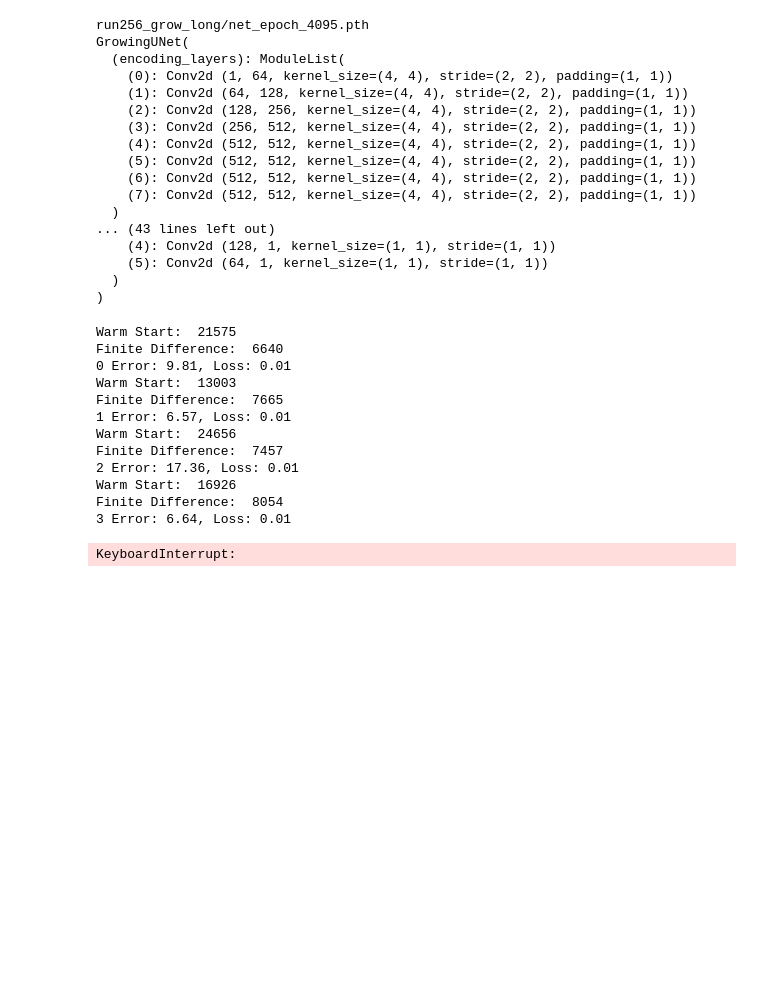
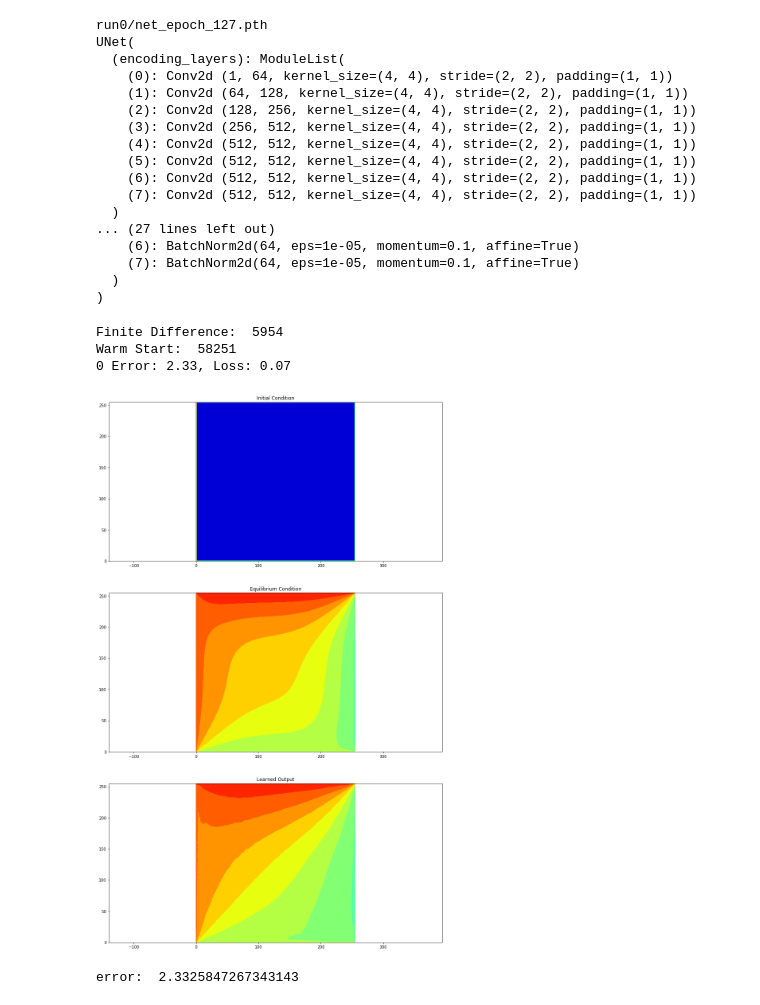
Before and after one commit to sharma409/physics_informed_heat_loss, a Jupyter notebook: warm_start.ipynb, the cells around one changed output. Cells and saved outputs as stored; diff of their text form; code cells hidden in the pictures; blank space fills up the shorter version.

```diff
--- a/warm_start.ipynb
+++ b/warm_start.ipynb
@@ -46,13 +46,15 @@ def solve(initial, fixed, tol=1e-15, warm_start=None):
 
     # Iterate until convergence is reached.
     iterations = 0
+    changes = []
     while True:
         iterations += 1
         new_array = convolve2d(array, mask, mode='same', boundary='symm')
         new_array[fixed] = fixed_values
         change = np.max(np.abs(array-new_array))
+        changes.append(change)
         if change <= tol:
-            return array, iterations
+            return array, iterations, changes
         array = new_array
     return array
 # %%
@@ -187,26 +71,19 @@ KeyboardInterrupt:
 # %%
-num_test = 10
-
 files = glob(experiment+"/*.pth")
 maximum = 0
 for file in files:
     maximum = max(int(file.split("_")[-1].split(".")[0]), maximum)
 file = glob(experiment + "/*" + str(maximum) + ".pth")[0]
 print(file)
+net = UNet(dtype, image_size=image_size).type(dtype)
 
-if not growing:
-    net = UNet(dtype, image_size=image_size).type(dtype)
-else:
-#     net = VariableLossUNet(dtype, image_size=image_size).type(dtype)
-    net = GrowingUNet(dtype, image_size=image_size, start_size=4).type(dtype)
-    net.setSize(image_size)
 state_dict = torch.load(file)
 # state_dict = torch.load(file, map_location=lambda storage, loc: storage.cuda(1))
 net.load_state_dict(state_dict)
 print(net)
 # %% [output]
-run256_grow_long/net_epoch_4095.pth
-GrowingUNet(
+run0/net_epoch_127.pth
+UNet(
   (encoding_layers): ModuleList(
     (0): Conv2d (1, 64, kernel_size=(4, 4), stride=(2, 2), padding=(1, 1))
     (1): Conv2d (64, 128, kernel_size=(4, 4), stride=(2, 2), padding=(1, 1))
@@ -217,12 +94,14 @@ GrowingUNet(
     (6): Conv2d (512, 512, kernel_size=(4, 4), stride=(2, 2), padding=(1, 1))
     (7): Conv2d (512, 512, kernel_size=(4, 4), stride=(2, 2), padding=(1, 1))
   )
-... (43 lines left out)
-    (4): Conv2d (128, 1, kernel_size=(1, 1), stride=(1, 1))
-    (5): Conv2d (64, 1, kernel_size=(1, 1), stride=(1, 1))
+... (27 lines left out)
+    (6): BatchNorm2d(64, eps=1e-05, momentum=0.1, affine=True)
+    (7): BatchNorm2d(64, eps=1e-05, momentum=0.1, affine=True)
   )
 )
 # %%
+num_test = 1
+
 physical_loss = PhysicalLoss(dtype)
 
 boundary = np.zeros((image_size, image_size), dtype=np.bool)
@@ -241,48 +120,39 @@ for i in range(num_test):
 
     img = Variable(data).type(dtype)
     output = net(img)
     loss = physical_loss(output)
 
     output = output.cpu().data.numpy()[0,0,:,:]
 
-    solution, iterations = solve(data.cpu().numpy()[0,0,:,:], boundary, tol=1e-3, warm_start=output)
+    solution, iterations, changes = solve(data.cpu().numpy()[0,0,:,:], boundary, tol=1e-3)
+    print("Finite Difference: ", iterations)
+    _, iterations, changes_warm = solve(data.cpu().numpy()[0,0,:,:], boundary, tol=1e-3, warm_start=output)
     print("Warm Start: ", iterations)
-    solution, iterations = solve(data.cpu().numpy()[0,0,:,:], boundary, tol=1e-3)
-    print("Finite Difference: ", iterations)
 
     error.append(np.mean(np.abs(output-solution)))
     print("%d Error: %.2f, Loss: %.2f" % (i, error[-1], loss.data[0]))
     # Plot real samples
     plt.figure(figsize=(15, 25))
     XX, YY = np.meshgrid(np.arange(0, image_size), np.arange(0, image_size))
     plt.subplot(3,1,1)
     plt.contourf(XX, YY, data.cpu().numpy()[0,0,:,:], colorinterpolation=50, vmin=0, vmax=100, cmap=plt.cm.jet)
     plt.title("Initial Condition")
     plt.axis('equal')
     plt.subplot(3,1,2)
     plt.contourf(XX, YY, solution, colorinterpolation=50, vmin=0, vmax=100, cmap=plt.cm.jet)
     plt.title("Equilibrium Condition")
     plt.axis('equal')
     plt.subplot(3,1,3)
     plt.contourf(XX, YY, output, colorinterpolation=50, vmin=0, vmax=100, cmap=plt.cm.jet)
     plt.title("Learned Output")
     plt.axis('equal')
-    plt.savefig('%s/test_%d.png' % (experiment, i))
-    plt.close()
+    plt.show()
 
 error = np.array(error)
 print("error: ", np.mean(error))
 # %% [output]
-Warm Start:  21575
-Finite Difference:  6640
-0 Error: 9.81, Loss: 0.01
-Warm Start:  13003
-Finite Difference:  7665
-1 Error: 6.57, Loss: 0.01
-Warm Start:  24656
-Finite Difference:  7457
-2 Error: 17.36, Loss: 0.01
-Warm Start:  16926
-Finite Difference:  8054
-3 Error: 6.64, Loss: 0.01
+Finite Difference:  5954
+Warm Start:  58251
+0 Error: 2.33, Loss: 0.07
+[figure, added]
-KeyboardInterrupt:
+error:  2.3325847267343143
```
Also changed, not shown: parts of 4 cells of this notebook, 1 other file.
